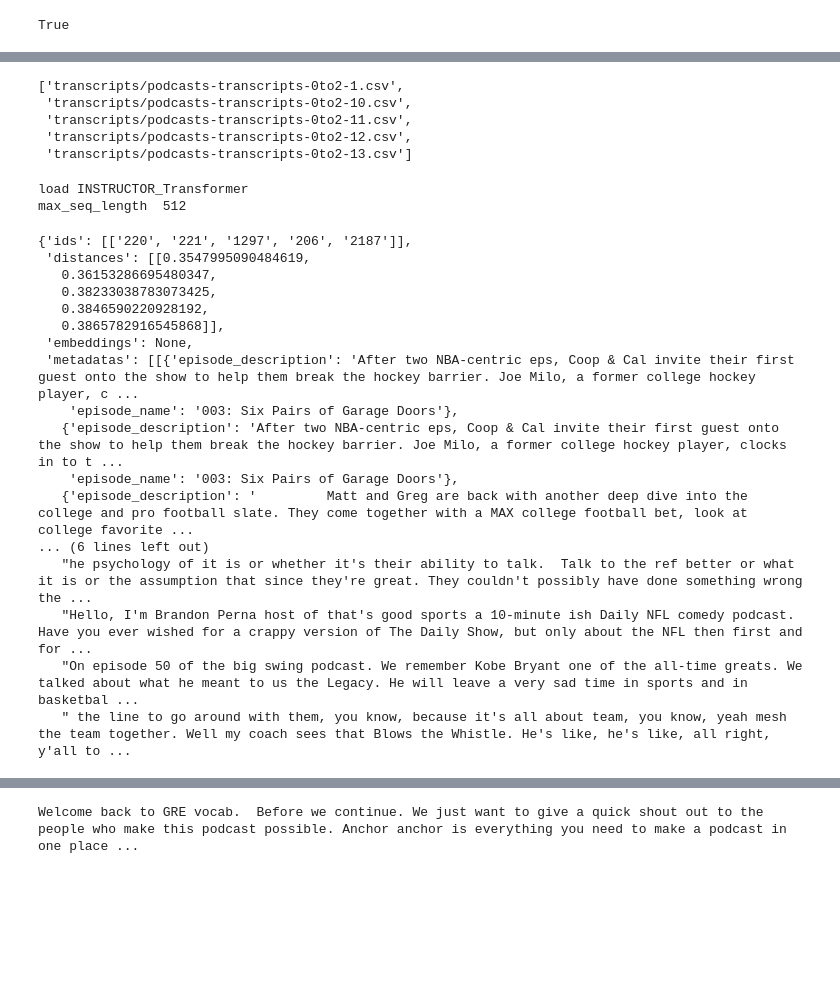
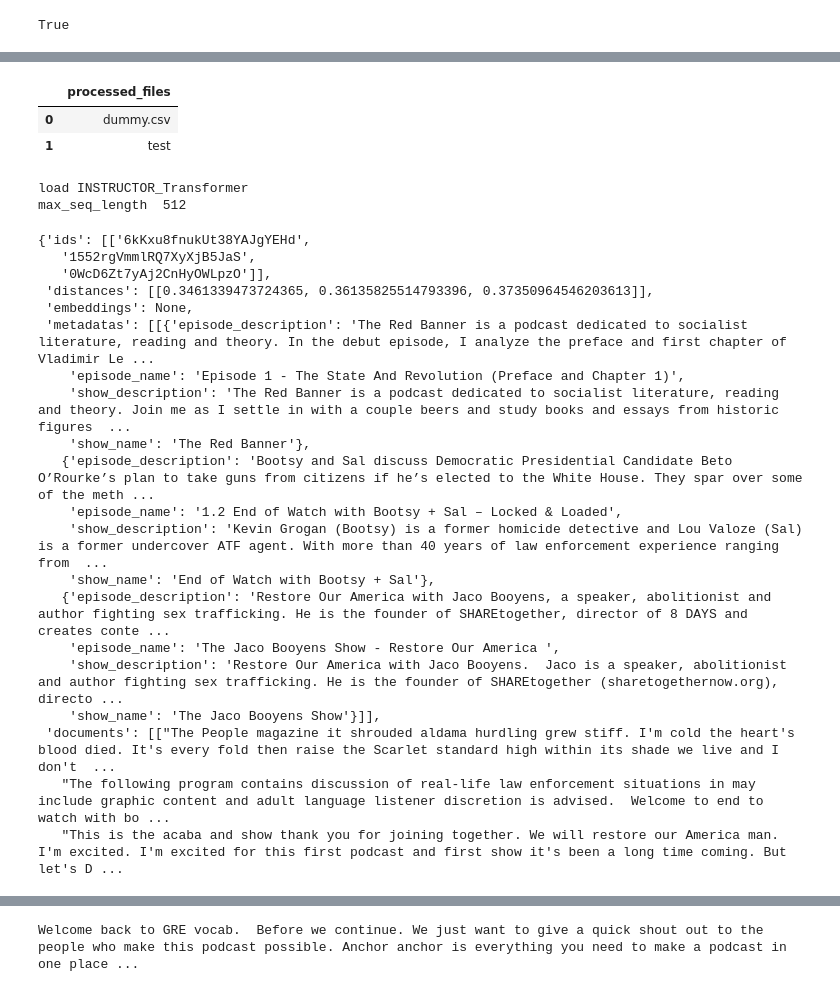
Before and after one commit to CSP-SumarAI/SumarAI, a Jupyter notebook: notebooks/datasetToEmbeddings-Oskari.ipynb, the cells around one changed output, grey strips where cells are left out. Cells and saved outputs as stored; diff of their text form; code cells hidden in the pictures; blank space fills up the shorter version.

```diff
--- a/notebooks/datasetToEmbeddings-Oskari.ipynb
+++ b/notebooks/datasetToEmbeddings-Oskari.ipynb
@@ -101,12 +186,12 @@ write_to_s3(processed_files, 'processed_files', 'metadata')
 # %%
 processed_files_df = read_from_s3('processed_files', 'metadata')
 processed_files_list = list(processed_files_df.processed_files)
+processed_files_df.loc[processed_files_df.index.max() + 1] = "test"
+processed_files_df
 # %% [output]
-['transcripts/podcasts-transcripts-0to2-1.csv',
- 'transcripts/podcasts-transcripts-0to2-10.csv',
- 'transcripts/podcasts-transcripts-0to2-11.csv',
- 'transcripts/podcasts-transcripts-0to2-12.csv',
- 'transcripts/podcasts-transcripts-0to2-13.csv']
+|  | processed_files |
+| 0 | dummy.csv |
+| 1 | test |
 # %%
 # get collection from server
 model = INSTRUCTOR('hkunlp/instructor-large')
@@ -118,30 +203,35 @@ load INSTRUCTOR_Transformer
 max_seq_length  512
 # %%
 # Try querying the database
-query_texts=[['Represent the topic for retrieving relevant Podcast transcripts: ',"Sports"]]
+query_texts=[['Represent the topic for retrieving relevant Podcast transcripts: ',"Politics"]]
 query_embedding = model.encode(query_texts).tolist()
 collection.query(
     query_embeddings=query_embedding,
-    n_results=5
+    n_results=3
 )
+#client.list_collections()
+#collection.count()
 # %% [output]
-{'ids': [['220', '221', '1297', '206', '2187']],
- 'distances': [[0.3547995090484619,
-   0.36153286695480347,
-   0.38233038783073425,
-   0.3846590220928192,
-   0.3865782916545868]],
+{'ids': [['6kKxu8fnukUt38YAJgYEHd',
+   '1552rgVmmlRQ7XyXjB5JaS',
+   '0WcD6Zt7yAj2CnHyOWLpzO']],
+ 'distances': [[0.3461339473724365, 0.36135825514793396, 0.37350964546203613]],
  'embeddings': None,
- 'metadatas': [[{'episode_description': 'After two NBA-centric eps, Coop & Cal invite their first guest onto the show to help them break the hockey barrier. Joe Milo, a former college hockey player, c ...
-    'episode_name': '003: Six Pairs of Garage Doors'},
-   {'episode_description': 'After two NBA-centric eps, Coop & Cal invite their first guest onto the show to help them break the hockey barrier. Joe Milo, a former college hockey player, clocks in to t ...
-    'episode_name': '003: Six Pairs of Garage Doors'},
-   {'episode_description': '         Matt and Greg are back with another deep dive into the college and pro football slate. They come together with a MAX college football bet, look at college favorite ...
-... (6 lines left out)
-   "he psychology of it is or whether it's their ability to talk.  Talk to the ref better or what it is or the assumption that since they're great. They couldn't possibly have done something wrong the ...
-   "Hello, I'm Brandon Perna host of that's good sports a 10-minute ish Daily NFL comedy podcast. Have you ever wished for a crappy version of The Daily Show, but only about the NFL then first and for ...
-   "On episode 50 of the big swing podcast. We remember Kobe Bryant one of the all-time greats. We talked about what he meant to us the Legacy. He will leave a very sad time in sports and in basketbal ...
-   " the line to go around with them, you know, because it's all about team, you know, yeah mesh the team together. Well my coach sees that Blows the Whistle. He's like, he's like, all right, y'all to ...
+ 'metadatas': [[{'episode_description': 'The Red Banner is a podcast dedicated to socialist literature, reading and theory. In the debut episode, I analyze the preface and first chapter of Vladimir Le ...
+    'episode_name': 'Episode 1 - The State And Revolution (Preface and Chapter 1)',
+    'show_description': 'The Red Banner is a podcast dedicated to socialist literature, reading and theory. Join me as I settle in with a couple beers and study books and essays from historic figures  ...
+    'show_name': 'The Red Banner'},
+   {'episode_description': 'Bootsy and Sal discuss Democratic Presidential Candidate Beto O’Rourke’s plan to take guns from citizens if he’s elected to the White House. They spar over some of the meth ...
+    'episode_name': '1.2 End of Watch with Bootsy + Sal – Locked & Loaded',
+    'show_description': 'Kevin Grogan (Bootsy) is a former homicide detective and Lou Valoze (Sal) is a former undercover ATF agent. With more than 40 years of law enforcement experience ranging from  ...
+    'show_name': 'End of Watch with Bootsy + Sal'},
+   {'episode_description': 'Restore Our America with Jaco Booyens, a speaker, abolitionist and author fighting sex trafficking. He is the founder of SHAREtogether, director of 8 DAYS and creates conte ...
+    'episode_name': 'The Jaco Booyens Show - Restore Our America ',
+    'show_description': 'Restore Our America with Jaco Booyens.  Jaco is a speaker, abolitionist and author fighting sex trafficking. He is the founder of SHAREtogether (sharetogethernow.org), directo ...
+    'show_name': 'The Jaco Booyens Show'}]],
+ 'documents': [["The People magazine it shrouded aldama hurdling grew stiff. I'm cold the heart's blood died. It's every fold then raise the Scarlet standard high within its shade we live and I don't  ...
+   "The following program contains discussion of real-life law enforcement situations in may include graphic content and adult language listener discretion is advised.  Welcome to end to watch with bo ...
+   "This is the acaba and show thank you for joining together. We will restore our America man. I'm excited. I'm excited for this first podcast and first show it's been a long time coming. But let's D ...
 # %%
 transcripts_df[['episode_description']].to_dict(orient='records')
 # %%
```
Also changed, not shown: parts of 7 cells of this notebook, 5 other files.
